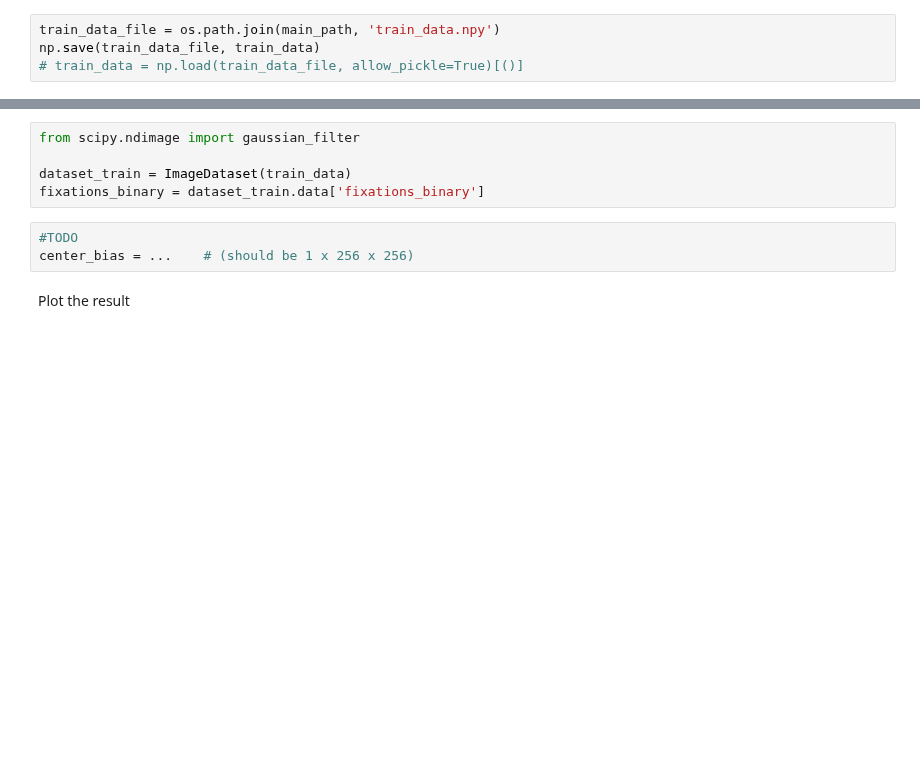
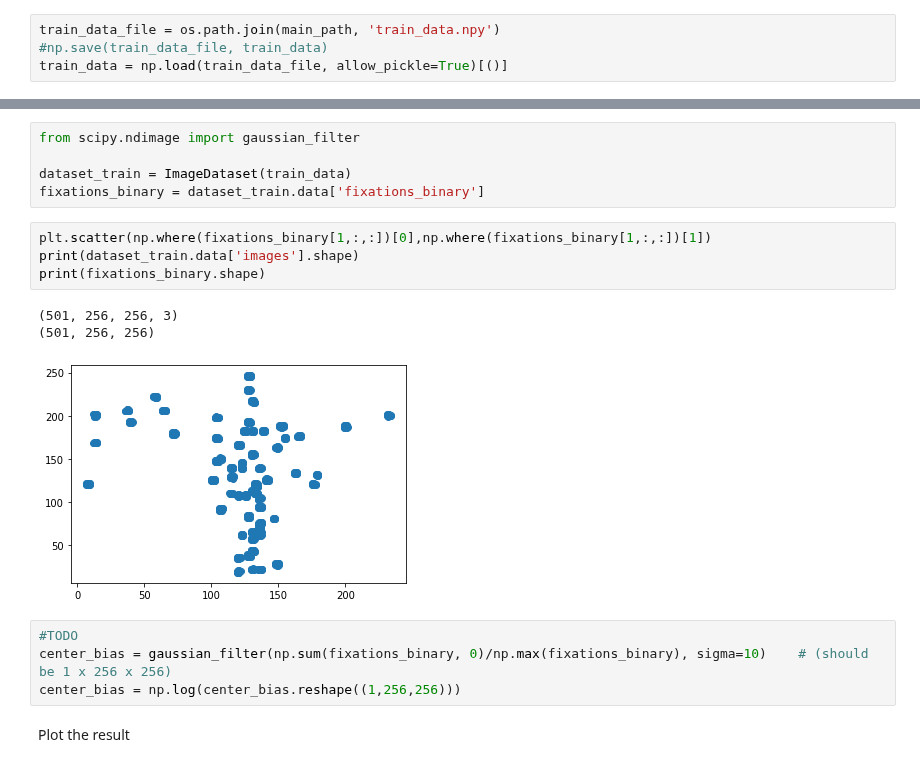
Before and after one commit to swang1112/DL_VL, a Jupyter notebook: Colab_Notebooks/Exercises4_2020.ipynb, the cells around one changed output, grey strips where cells are left out. Drawn from its saved outputs; the diff is of its cells as text; blank space fills up the shorter version.

```diff
--- a/Colab_Notebooks/Exercises4_2020.ipynb
+++ b/Colab_Notebooks/Exercises4_2020.ipynb
@@ -191,8 +187,8 @@ train_data = preprocess_data(images_files['train'], fixation_maps_binary_files['
 If you want to, you can save the data on disk, so that you don't have to generate it again.
 # %%
 train_data_file = os.path.join(main_path, 'train_data.npy')
-np.save(train_data_file, train_data)
-# train_data = np.load(train_data_file, allow_pickle=True)[()]
+#np.save(train_data_file, train_data)
+train_data = np.load(train_data_file, allow_pickle=True)[()]
 # %%
 print(train_data['images'].shape)
 print(train_data['fixations_blurred'].shape)
@@ -279,9 +275,18 @@ from scipy.ndimage import gaussian_filter
 
 dataset_train = ImageDataset(train_data)
 fixations_binary = dataset_train.data['fixations_binary']
+# %%
+plt.scatter(np.where(fixations_binary[1,:,:])[0],np.where(fixations_binary[1,:,:])[1])
+print(dataset_train.data['images'].shape)
+print(fixations_binary.shape)
+# %% [output]
+(501, 256, 256, 3)
+(501, 256, 256)
+[figure, added]
 # %%
 #TODO
-center_bias = ...    # (should be 1 x 256 x 256)
+center_bias = gaussian_filter(np.sum(fixations_binary, 0)/np.max(fixations_binary), sigma=10)    # (should be 1 x 256 x 256)
+center_bias = np.log(center_bias.reshape((1,256,256)))
 # %% [markdown]
 Plot the result
 # %%
```
Also changed, not shown: parts of 3 cells of this notebook.
